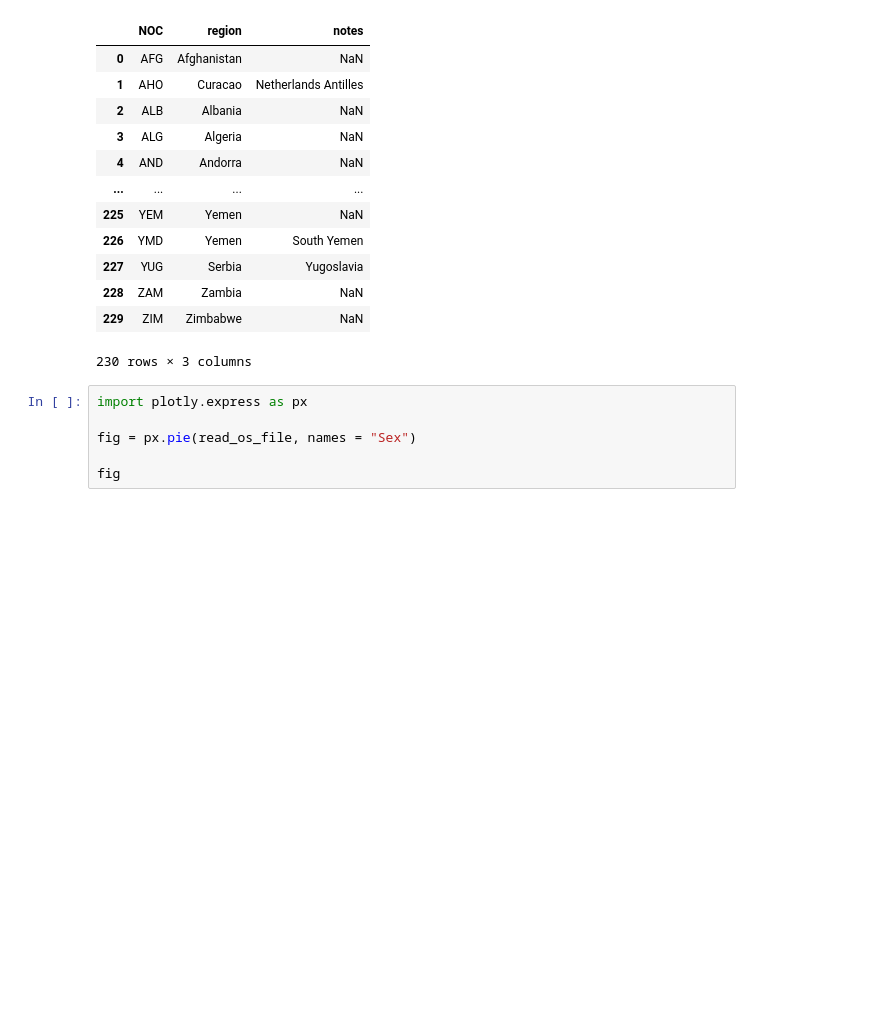
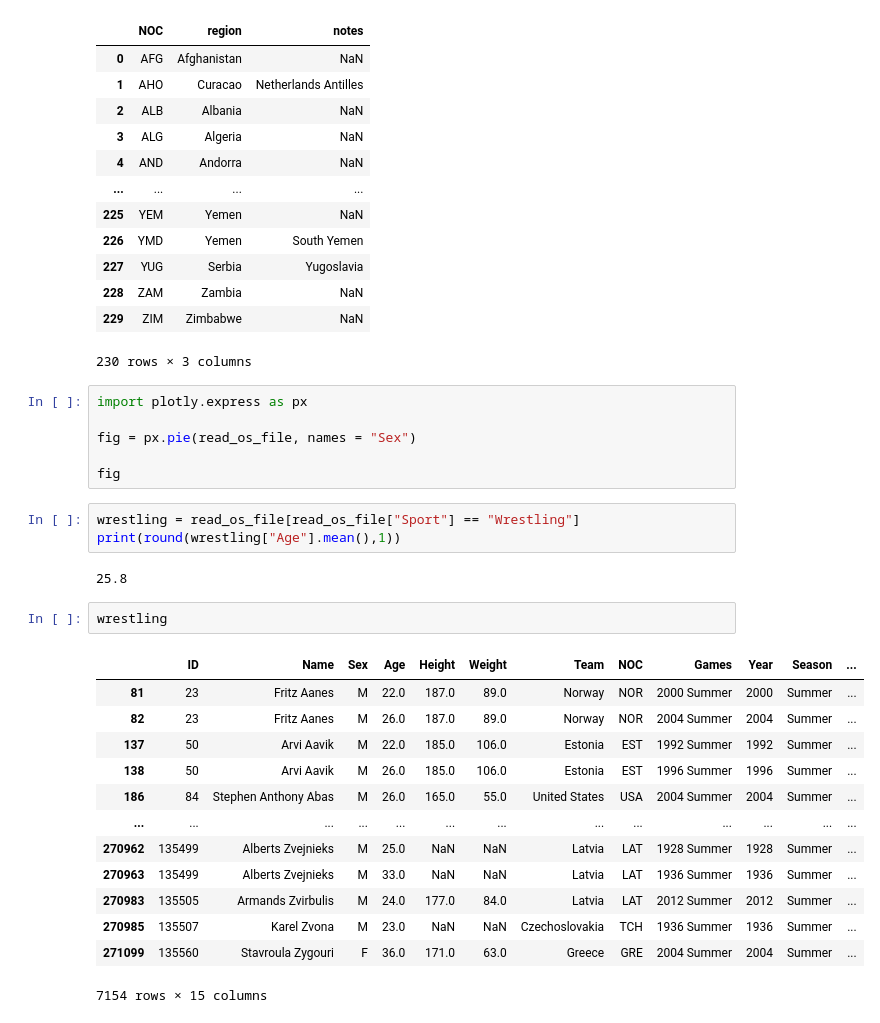
Before and after one commit to AptiDz/projekt_os, a Jupyter notebook: Projekt_OS.ipynb, the cells around one changed output. Saved outputs shown, nothing was run; the diff lists cells and outputs as text; blank space fills up the shorter version.

```diff
--- a/Projekt_OS.ipynb
+++ b/Projekt_OS.ipynb
@@ -71,3 +71,24 @@ import plotly.express as px
 fig = px.pie(read_os_file, names = "Sex")
 
 fig
+# %%
+wrestling = read_os_file[read_os_file["Sport"] == "Wrestling"]
+print(round(wrestling["Age"].mean(),1))
+# %% [output]
+25.8
+# %%
+wrestling
+# %% [output]
+|  | ID | Name | Sex | Age | Height | Weight | Team | NOC | Games | Year | Season | ... |
+| 81 | 23 | Fritz Aanes | M | 22.0 | 187.0 | 89.0 | Norway | NOR | 2000 Summer | 2000 | Summer | ... |
+| 82 | 23 | Fritz Aanes | M | 26.0 | 187.0 | 89.0 | Norway | NOR | 2004 Summer | 2004 | Summer | ... |
+| 137 | 50 | Arvi Aavik | M | 22.0 | 185.0 | 106.0 | Estonia | EST | 1992 Summer | 1992 | Summer | ... |
+| 138 | 50 | Arvi Aavik | M | 26.0 | 185.0 | 106.0 | Estonia | EST | 1996 Summer | 1996 | Summer | ... |
+| 186 | 84 | Stephen Anthony Abas | M | 26.0 | 165.0 | 55.0 | United States | USA | 2004 Summer | 2004 | Summer | ... |
+| ... | ... | ... | ... | ... | ... | ... | ... | ... | ... | ... | ... | ... |
+| 270962 | 135499 | Alberts Zvejnieks | M | 25.0 | NaN | NaN | Latvia | LAT | 1928 Summer | 1928 | Summer | ... |
+| 270963 | 135499 | Alberts Zvejnieks | M | 33.0 | NaN | NaN | Latvia | LAT | 1936 Summer | 1936 | Summer | ... |
+| 270983 | 135505 | Armands Zvirbulis | M | 24.0 | 177.0 | 84.0 | Latvia | LAT | 2012 Summer | 2012 | Summer | ... |
+| 270985 | 135507 | Karel Zvona | M | 23.0 | NaN | NaN | Czechoslovakia | TCH | 1936 Summer | 1936 | Summer | ... |
+| 271099 | 135560 | Stavroula Zygouri | F | 36.0 | 171.0 | 63.0 | Greece | GRE | 2004 Summer | 2004 | Summer | ... |
+7154 rows × 15 columns
```
Also changed, not shown: parts of 1 cell of this notebook.
